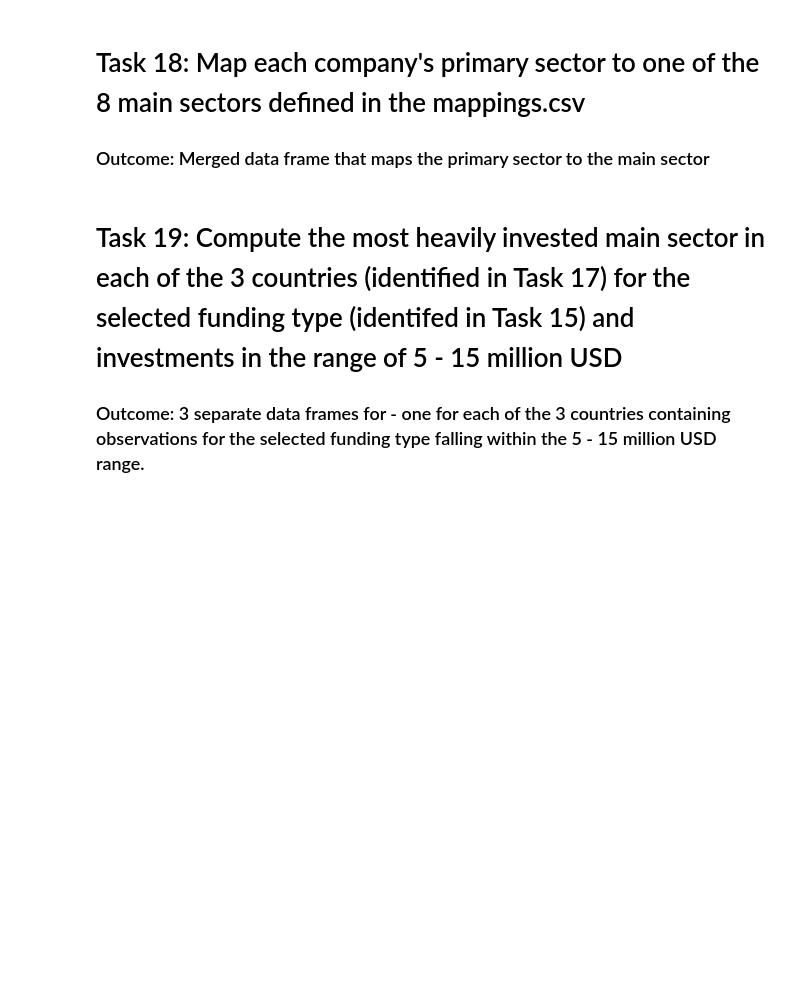
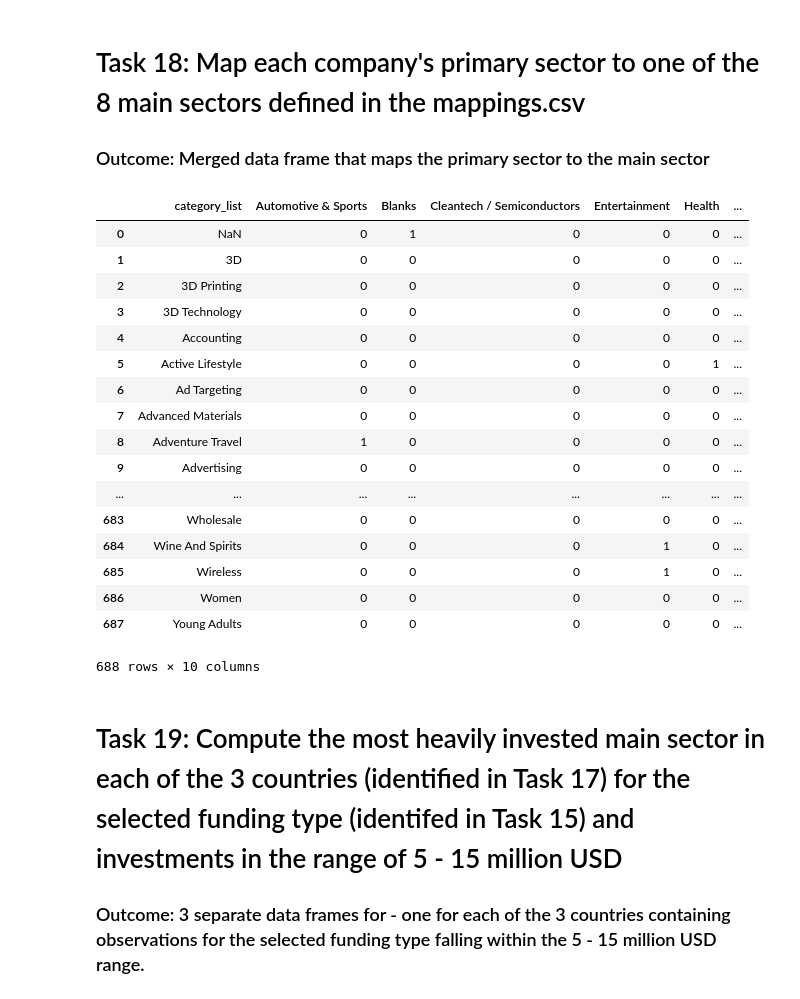
Before and after one commit to Nanditha-G-N/Machine-Learning-Case-Studies, a Jupyter notebook: investment-case-study.ipynb, the cells around one changed output. Saved outputs shown, nothing was run; the diff lists cells and outputs as text; code cells hidden in the pictures; blank space fills up the shorter version.

```diff
--- a/investment-case-study.ipynb
+++ b/investment-case-study.ipynb
@@ -135,11 +135,10 @@ rounds2.head()
 # %%
 companies.rename(columns={'permalink': 'company_permalink'},inplace=True)
 master_frame=pd.merge(rounds2, companies, how='left', on='company_permalink')
+master_frame.raised_amount_usd.sort_values(ascending = False)
+master_frame.loc[pd.isnull(master_frame['raised_amount_usd']), ['raised_amount_usd']]=7000000
+master_frame['raised_amount_usd']=master_frame['raised_amount_usd']/1000000
 master_frame.info()
-master_frame.index.size
-print("master_frame data:",master_frame.company_permalink.unique().size)
-master_frame.describe()
-master_frame.raised_amount_usd.sort_values(ascending = False)
 # %% [output]
 <class 'pandas.core.frame.DataFrame'>
 Int64Index: 114949 entries, 0 to 114948
@@ -223,3 +260,29 @@ Name: raised_amount_usd, Length: 114949, dtype: float64
+# %%
+mapping_df = pd.read_csv("mapping.csv",encoding = "ISO-8859-1")
+mapping_df
+primary_sector = master_frame['category_list'].str.split("|",expand=True)
+master_frame['primary_sector']=primary_sector[0]
+master_frame.head()
+master_frame.tail()
+# %% [output]
+|  | category_list | Automotive & Sports | Blanks | Cleantech / Semiconductors | Entertainment | Health | ... |
+| 0 | NaN | 0 | 1 | 0 | 0 | 0 | ... |
+| 1 | 3D | 0 | 0 | 0 | 0 | 0 | ... |
+| 2 | 3D Printing | 0 | 0 | 0 | 0 | 0 | ... |
+| 3 | 3D Technology | 0 | 0 | 0 | 0 | 0 | ... |
+| 4 | Accounting | 0 | 0 | 0 | 0 | 0 | ... |
+| 5 | Active Lifestyle | 0 | 0 | 0 | 0 | 1 | ... |
+| 6 | Ad Targeting | 0 | 0 | 0 | 0 | 0 | ... |
+| 7 | Advanced Materials | 0 | 0 | 0 | 0 | 0 | ... |
+| 8 | Adventure Travel | 1 | 0 | 0 | 0 | 0 | ... |
+| 9 | Advertising | 0 | 0 | 0 | 0 | 0 | ... |
+| ... | ... | ... | ... | ... | ... | ... | ... |
+| 683 | Wholesale | 0 | 0 | 0 | 0 | 0 | ... |
+| 684 | Wine And Spirits | 0 | 0 | 0 | 1 | 0 | ... |
+| 685 | Wireless | 0 | 0 | 0 | 1 | 0 | ... |
+| 686 | Women | 0 | 0 | 0 | 0 | 0 | ... |
+| 687 | Young Adults | 0 | 0 | 0 | 0 | 0 | ... |
+688 rows × 10 columns
 # %% [markdown]
 # Task 19: Compute the most heavily invested main sector in each of the 3 countries (identified in Task 17) for the selected funding type (identifed in Task 15) and investments in the range of 5 - 15 million USD
 ### Outcome: 3 separate data frames for - one for each of the 3 countries containing observations for the selected funding type falling within the 5 - 15 million USD range.
```
Also changed, not shown: parts of 11 cells of this notebook, 1 other file.
